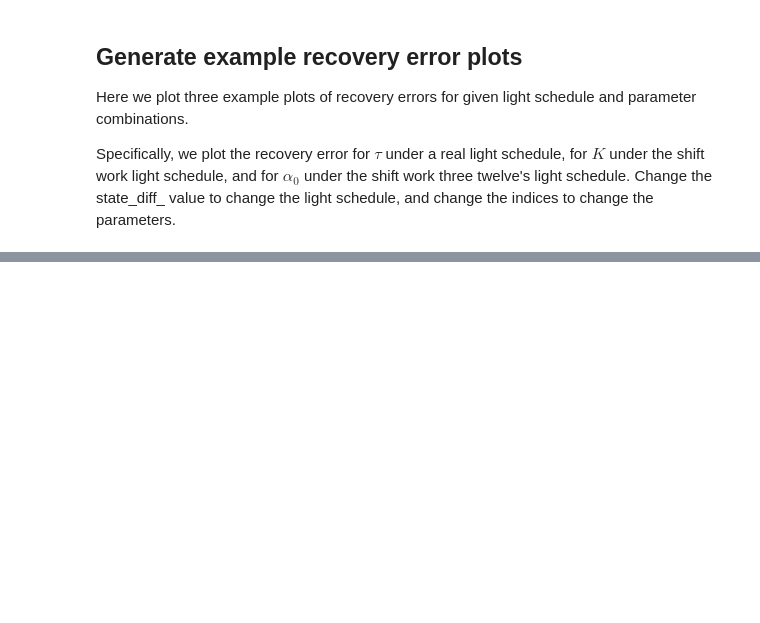
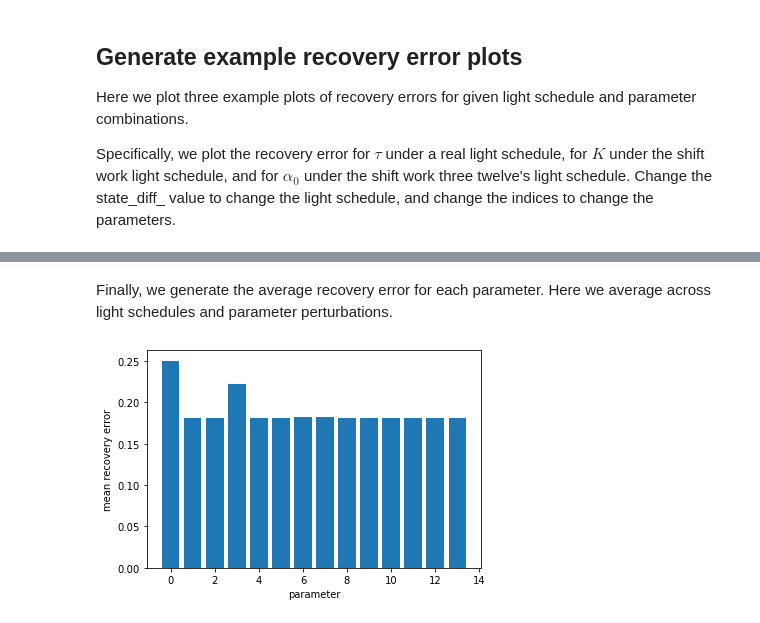
Before and after one commit to mayercl/sensitivity-analysis-, a Jupyter notebook: clean_figure5.ipynb, the cells around one changed output, grey strips where cells are left out. Saved outputs shown, nothing was run; the diff lists cells and outputs as text; code cells hidden in the pictures; blank space fills up the shorter version.

```diff
--- a/clean_figure5.ipynb
+++ b/clean_figure5.ipynb
@@ -164,12 +200,13 @@ plt.show()
+# %% [markdown]
+Finally, we generate the average recovery error for each parameter. Here we average across light schedules and parameter perturbations.
 # %%
 # generate the average recovery error for each parameter
-mean_param = np.zeros([num_schedules,len(params)])
-mean_param[0,:] = np.nanmean(state_diff_rl, axis = 0)
-mean_param[1,:] = np.nanmean(state_diff_sw, axis = 0)
-mean_param[2,:] = np.nanmean(state_diff_sw312, axis = 0)
-mean_param[3,:] = np.nanmean(state_diff_sjl, axis = 0)
-mean_param[4,:] = np.nanmean(state_diff_ss, axis = 0)
-mean_param[5,:] = np.nanmean(state_diff_dark, axis = 0)
-plt.bar(range(len(params)),np.nanmean(mean_param, axis = 0))
-#plt.savefig('figures_8_29/mean_recov_err_param_v4.svg')
+combined_state_diff = np.concatenate((state_diff_rl, state_diff_sw, state_diff_sw312, state_diff_sjl, state_diff_ss, state_diff_dark))
+plt.bar(range(len(params)), np.mean(combined_state_diff, axis = 0))
+plt.xlabel('parameter')
+plt.ylabel('mean recovery error')
+if figure_save == 'on':
+    plt.savefig('figures_8_29/mean_recov_err_param_v4.svg')
 plt.show()
+# %% [output]
+[figure, added]
```
Also changed, not shown: parts of 17 cells of this notebook, 2 other files.
